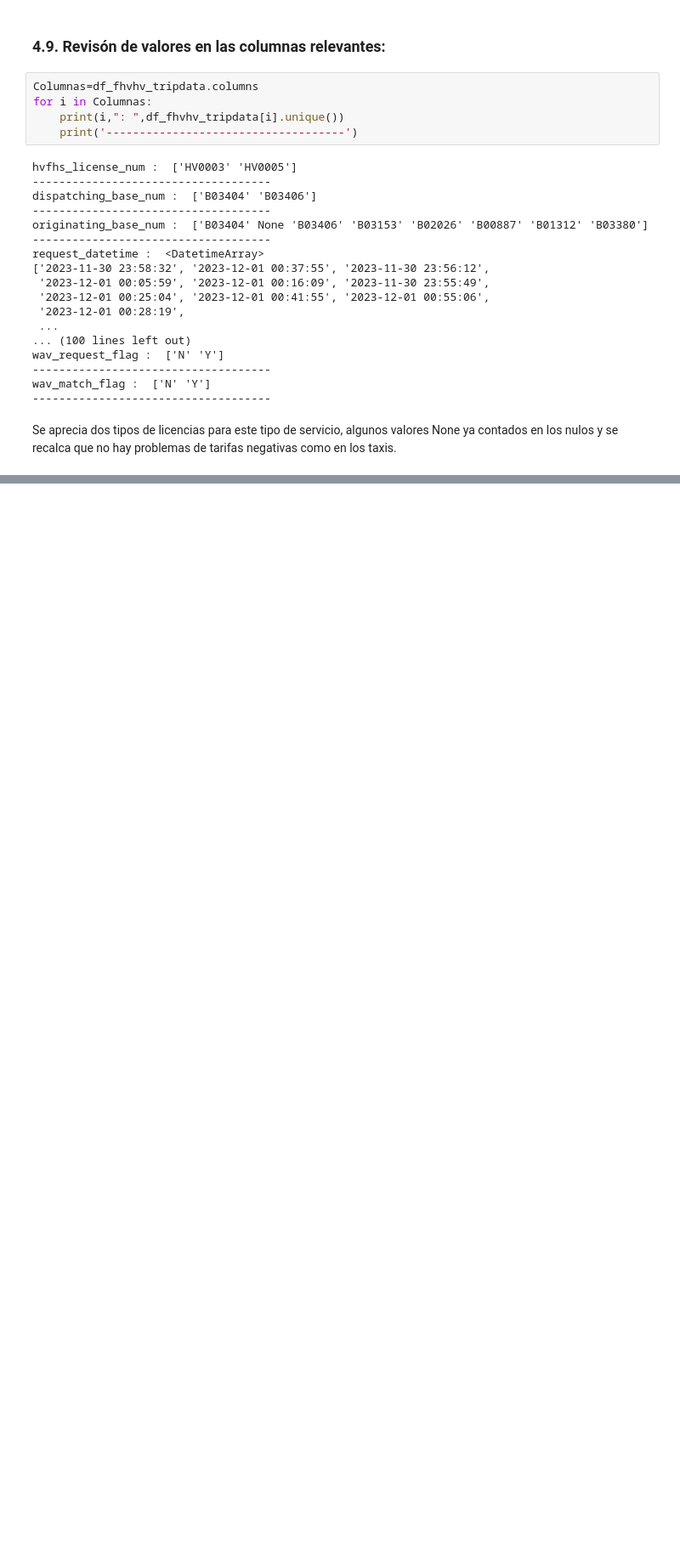
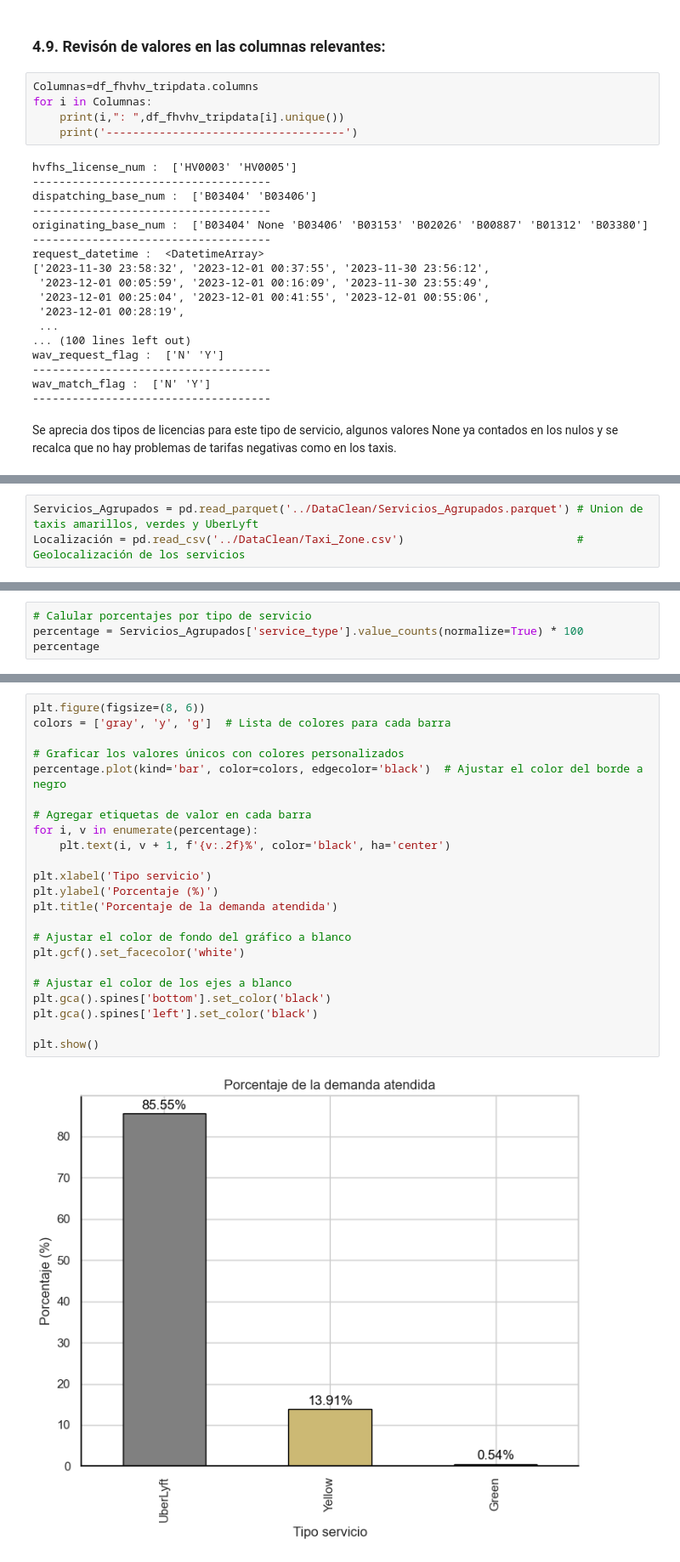
Before and after one commit to R4F43LB/EcoTaxisNYC, a Jupyter notebook: EDA/TLC_NYC.ipynb, the cells around one changed output, grey strips where cells are left out. Shown at 85% size. Drawn from its saved outputs; the diff is of its cells as text; blank space fills up the shorter version.

```diff
--- a/EDA/TLC_NYC.ipynb
+++ b/EDA/TLC_NYC.ipynb
@@ -703,0 +713,3 @@ Se aprecia dos tipos de licencias para este tipo de servicio, algunos valores No
+# %%
+Servicios_Agrupados = pd.read_parquet('../DataClean/Servicios_Agrupados.parquet') # Union de taxis amarillos, verdes y UberLyft
+Localización = pd.read_csv('../DataClean/Taxi_Zone.csv')                          # Geolocalización de los servicios
@@ -703,0 +718,4 @@ Se aprecia dos tipos de licencias para este tipo de servicio, algunos valores No
+# %%
+# Calular porcentajes por tipo de servicio
+percentage = Servicios_Agrupados['service_type'].value_counts(normalize=True) * 100
+percentage
@@ -703,0 +728,25 @@ Se aprecia dos tipos de licencias para este tipo de servicio, algunos valores No
+# %%
+plt.figure(figsize=(8, 6))
+colors = ['gray', 'y', 'g']  # Lista de colores para cada barra
+
+# Graficar los valores únicos con colores personalizados
+percentage.plot(kind='bar', color=colors, edgecolor='black')  # Ajustar el color del borde a negro
+
+# Agregar etiquetas de valor en cada barra
+for i, v in enumerate(percentage):
+    plt.text(i, v + 1, f'{v:.2f}%', color='black', ha='center')
+
+plt.xlabel('Tipo servicio')
+plt.ylabel('Porcentaje (%)')
+plt.title('Porcentaje de la demanda atendida')
+
+# Ajustar el color de fondo del gráfico a blanco
+plt.gcf().set_facecolor('white')
+
+# Ajustar el color de los ejes a blanco
+plt.gca().spines['bottom'].set_color('black')
+plt.gca().spines['left'].set_color('black')
+
+plt.show()
+# %% [output]
+[figure, added]
```
Also changed, not shown: parts of 19 cells of this notebook, 7 other files.
